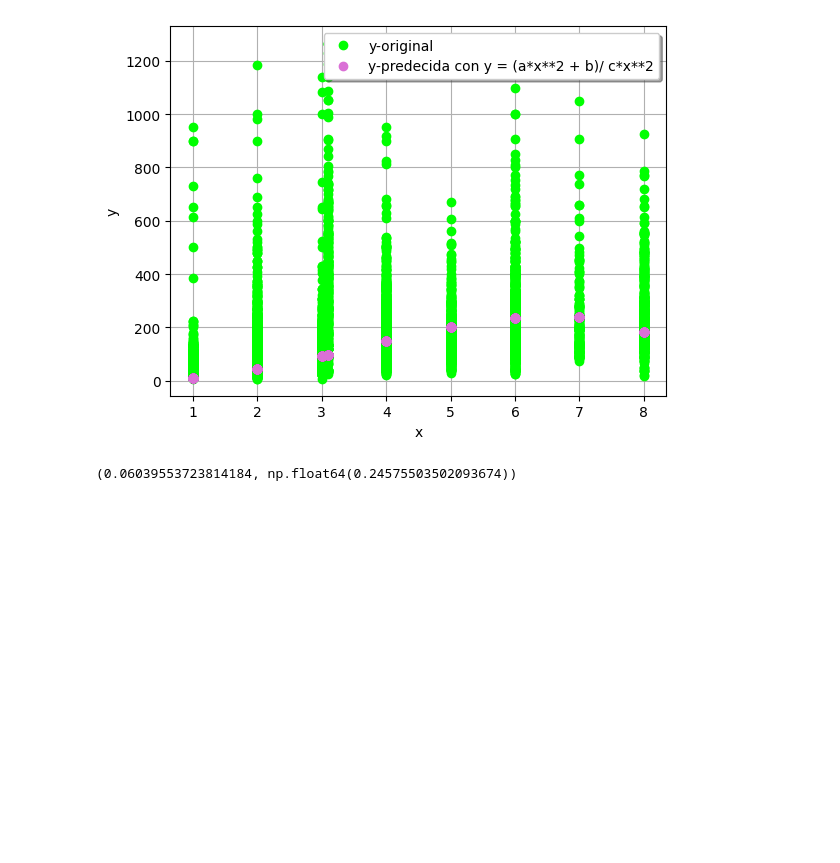
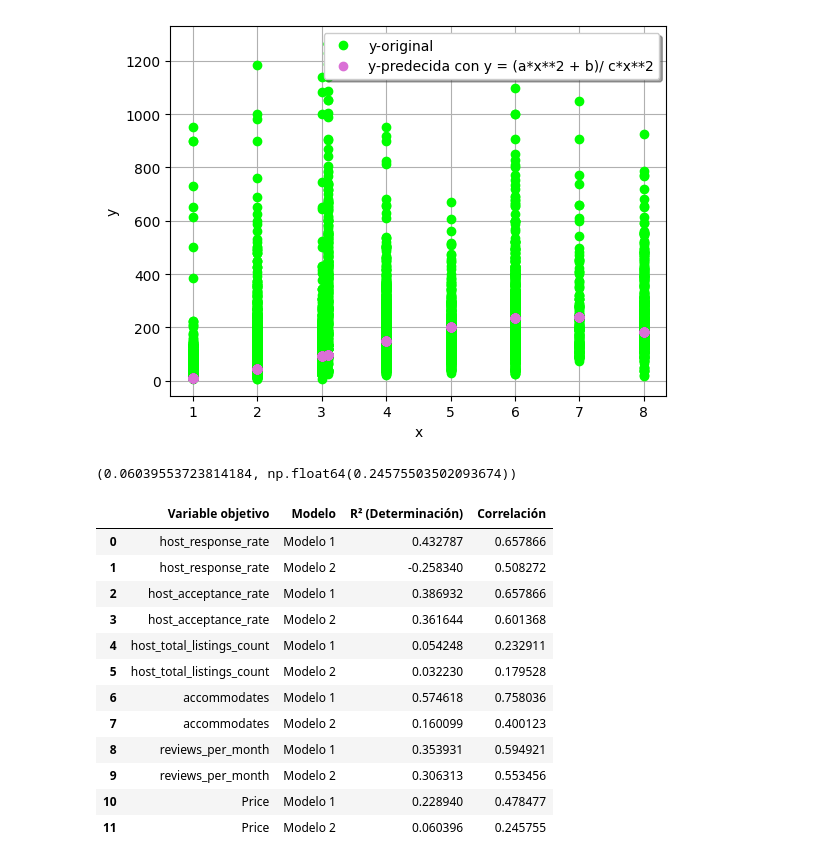
Before and after one commit to IsaacBrrP/Regresion-No-Lineal, a Jupyter notebook: Actividad2.ipynb, the cells around one changed output. Cells and saved outputs as stored; diff of their text form; code cells hidden in the pictures; blank space fills up the shorter version.

Commit message:
tabla

```diff
--- a/Actividad2.ipynb
+++ b/Actividad2.ipynb
@@ -568,3 +568,34 @@ R2 = np.sqrt(R2_Modelo2)
 R2_Modelo2, R2
 # %% [output]
 (0.06039553723814184, np.float64(0.24575503502093674))
+# %%
+tabla_coef = pd.DataFrame([
+    ['host_response_rate', 'Modelo 1', 0.4327870852617567, 0.6578655525726793],
+    ['host_response_rate', 'Modelo 2', -0.25834010506948246, 0.5082716843081881],
+    ['host_acceptance_rate', 'Modelo 1', 0.38693158753693224, 0.6578655525726793],
+    ['host_acceptance_rate', 'Modelo 2', 0.3616438772374214, 0.601368337408465],
+    ['host_total_listings_count', 'Modelo 1', 0.0542476247009509, 0.23291119488111967],
+    ['host_total_listings_count', 'Modelo 2', 0.03223038866705907, 0.1795282391911063],
+    ['accommodates', 'Modelo 1', 0.5746181280631668, 0.7580357036862887],
+    ['accommodates', 'Modelo 2', 0.1600985519015361, 0.40012317091307786],
+    ['reviews_per_month', 'Modelo 1', 0.3539306294963763, 0.5949206917702361],
+    ['reviews_per_month', 'Modelo 2', 0.30631321788010113, 0.5534557054363982],
+    ['Price', 'Modelo 1', 0.2289399850449273, 0.47847673406857233],
+    ['Price', 'Modelo 2', 0.06039553723814184, 0.24575503502093674],
+], columns=['Variable objetivo', 'Modelo', 'R² (Determinación)', 'Correlación'])
+
+display(tabla_coef)
+# %% [output]
+|  | Variable objetivo | Modelo | R² (Determinación) | Correlación |
+| 0 | host_response_rate | Modelo 1 | 0.432787 | 0.657866 |
+| 1 | host_response_rate | Modelo 2 | -0.258340 | 0.508272 |
+| 2 | host_acceptance_rate | Modelo 1 | 0.386932 | 0.657866 |
+| 3 | host_acceptance_rate | Modelo 2 | 0.361644 | 0.601368 |
+| 4 | host_total_listings_count | Modelo 1 | 0.054248 | 0.232911 |
+| 5 | host_total_listings_count | Modelo 2 | 0.032230 | 0.179528 |
+| 6 | accommodates | Modelo 1 | 0.574618 | 0.758036 |
+| 7 | accommodates | Modelo 2 | 0.160099 | 0.400123 |
+| 8 | reviews_per_month | Modelo 1 | 0.353931 | 0.594921 |
+| 9 | reviews_per_month | Modelo 2 | 0.306313 | 0.553456 |
+| 10 | Price | Modelo 1 | 0.228940 | 0.478477 |
+| 11 | Price | Modelo 2 | 0.060396 | 0.245755 |
```
